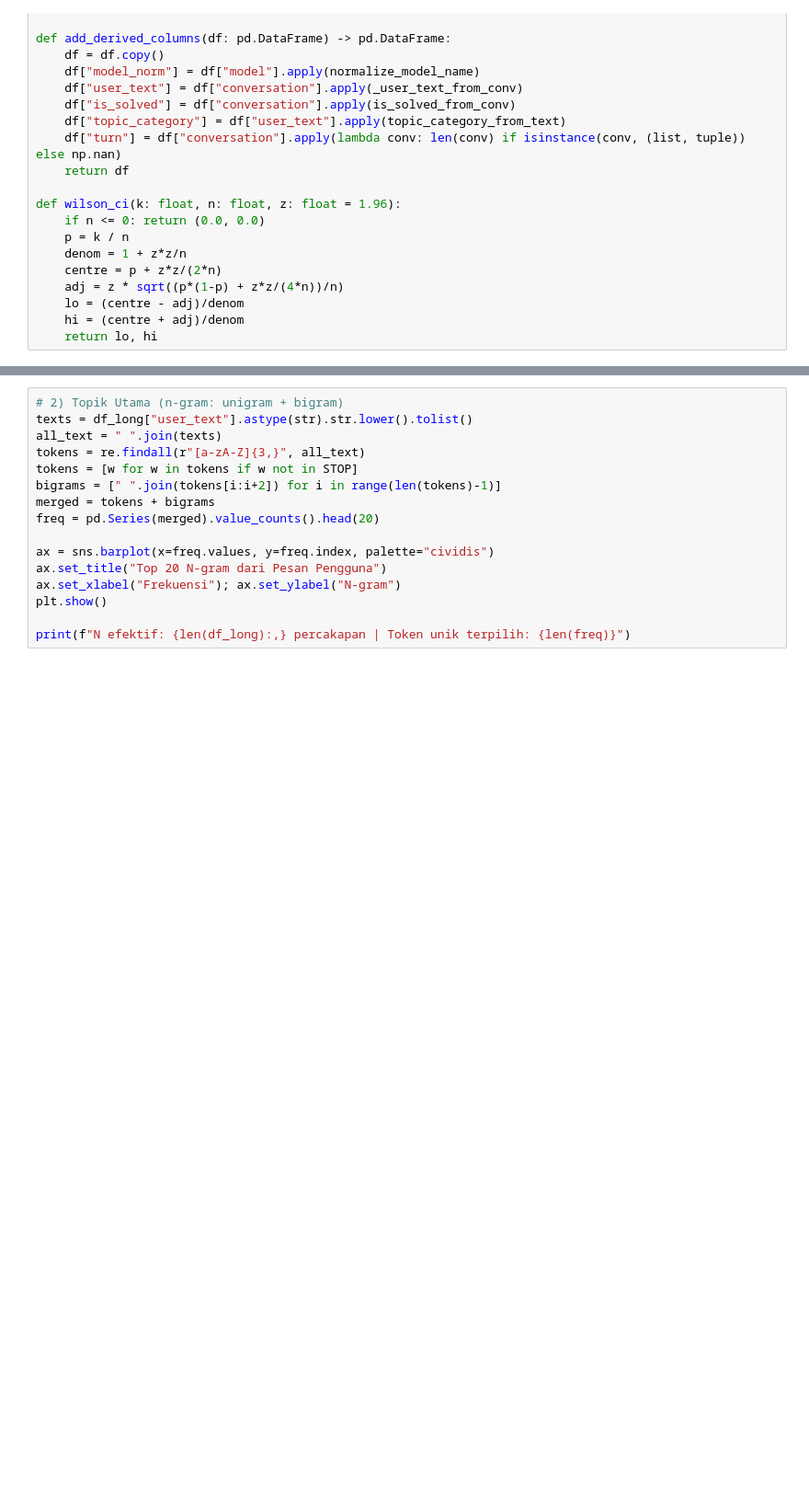
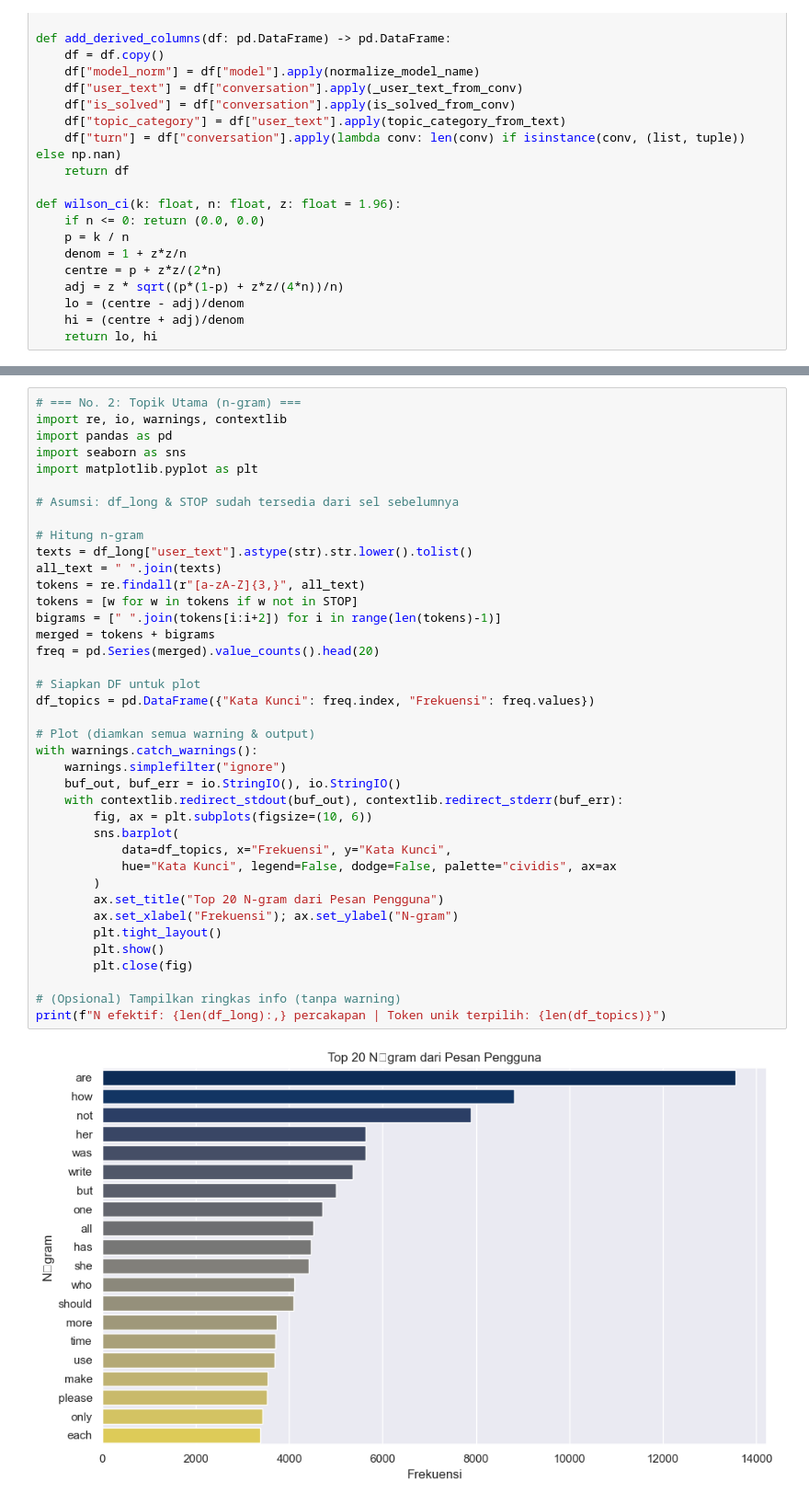
Before and after one commit to dragneel1111/Analisis-Penggunaan-AI, a Jupyter notebook: Proyek_Analisis_Data.ipynb, the cells around one changed output, grey strips where cells are left out. Shown: that part at 92% size. Saved outputs shown, nothing was run; the diff lists cells and outputs as text; blank space fills up the shorter version.

```diff
--- a/Proyek_Analisis_Data.ipynb
+++ b/Proyek_Analisis_Data.ipynb
@@ -220,16 +259,41 @@ print(f"N efektif: {len(df_pop):,} percakapan | Model unik: {len(order)}")
 # %%
-# 2) Topik Utama (n-gram: unigram + bigram)
+# === No. 2: Topik Utama (n-gram) ===
+import re, io, warnings, contextlib
+import pandas as pd
+import seaborn as sns
+import matplotlib.pyplot as plt
+
+# Asumsi: df_long & STOP sudah tersedia dari sel sebelumnya
+
+# Hitung n-gram
 texts = df_long["user_text"].astype(str).str.lower().tolist()
 all_text = " ".join(texts)
 tokens = re.findall(r"[a-zA-Z]{3,}", all_text)
 tokens = [w for w in tokens if w not in STOP]
 bigrams = [" ".join(tokens[i:i+2]) for i in range(len(tokens)-1)]
 merged = tokens + bigrams
 freq = pd.Series(merged).value_counts().head(20)
 
-ax = sns.barplot(x=freq.values, y=freq.index, palette="cividis")
-ax.set_title("Top 20 N‑gram dari Pesan Pengguna")
-ax.set_xlabel("Frekuensi"); ax.set_ylabel("N‑gram")
-plt.show()
+# Siapkan DF untuk plot
+df_topics = pd.DataFrame({"Kata Kunci": freq.index, "Frekuensi": freq.values})
 
-print(f"N efektif: {len(df_long):,} percakapan | Token unik terpilih: {len(freq)}")
+# Plot (diamkan semua warning & output)
+with warnings.catch_warnings():
+    warnings.simplefilter("ignore")
+    buf_out, buf_err = io.StringIO(), io.StringIO()
+    with contextlib.redirect_stdout(buf_out), contextlib.redirect_stderr(buf_err):
+        fig, ax = plt.subplots(figsize=(10, 6))
+        sns.barplot(
+            data=df_topics, x="Frekuensi", y="Kata Kunci",
+            hue="Kata Kunci", legend=False, dodge=False, palette="cividis", ax=ax
+        )
+        ax.set_title("Top 20 N‑gram dari Pesan Pengguna")
+        ax.set_xlabel("Frekuensi"); ax.set_ylabel("N‑gram")
+        plt.tight_layout()
+        plt.show()
+        plt.close(fig)
+
+# (Opsional) Tampilkan ringkas info (tanpa warning)
+print(f"N efektif: {len(df_long):,} percakapan | Token unik terpilih: {len(df_topics)}")
+# %% [output]
+[figure, added]
```
Also changed, not shown: parts of 9 cells of this notebook.
